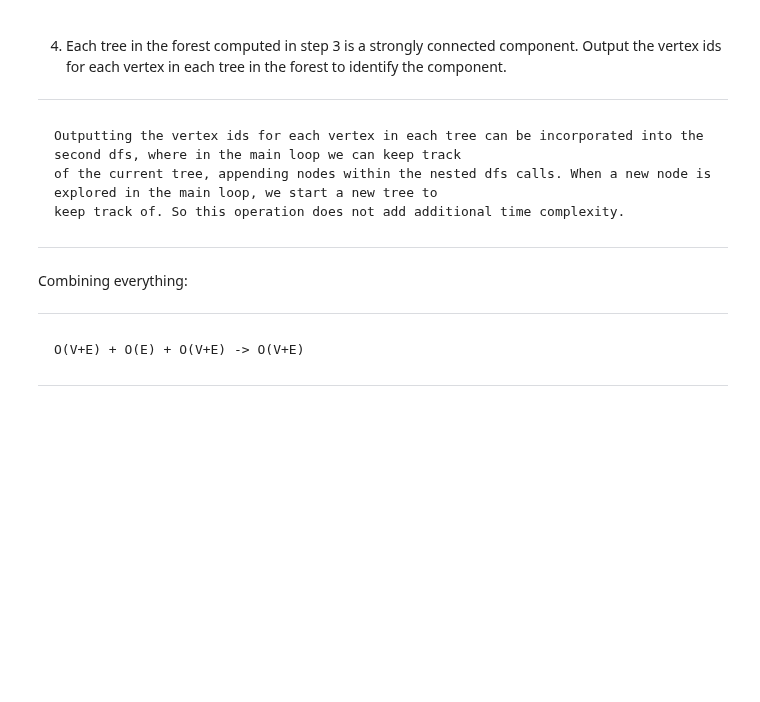
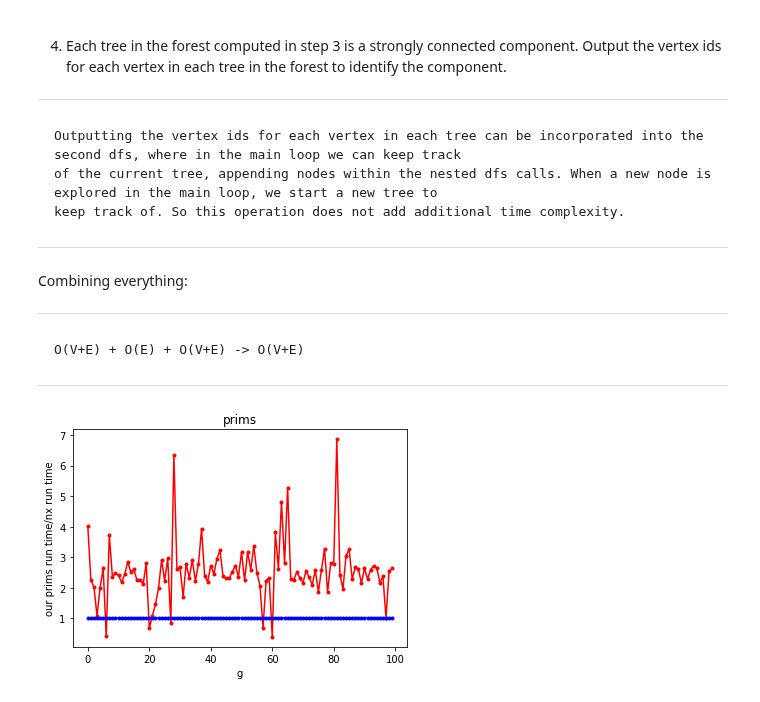
Before and after one commit to kkl116/Python_Runestone_DSA, a Jupyter notebook: Chapter_8/Chapter_8.ipynb, the cells around one changed output. Cells and saved outputs as stored; diff of their text form; code cells hidden in the pictures; blank space fills up the shorter version.

```diff
--- a/Chapter_8/Chapter_8.ipynb
+++ b/Chapter_8/Chapter_8.ipynb
@@ -263,8 +270,9 @@ Combining the big-O if the two operations:
 ***
 # %%
 class Base_NX:
-    def __init__(self, g):
+    def __init__(self, g, check_graph=False):
         self._g = g
+        self.check_graph = check_graph
 
     def set_node_attribute(self, g, vertex=None, key=None, val=None):
         if vertex is None:
@@ -607,8 +637,6 @@ n_trials = 100
 generator = RandomGraph_Generator(min_n=10, max_n=100, min_p=0.25, max_p=0.75, weighted=False,
                                 directed=True)
 for _ in tqdm(range(n_trials)):
-    n = random.randint(10, 100)
-    p = random.uniform(0.25, 0.75)
     g = generator.generate_graph()
     scc = SCC_NX(g)
     res = scc.StronglyConnectedComponents()
@@ -768,0 +880,21 @@ class Prims_NX(Base_NX):
+# %%
+class UniqueWeightsGraph_Generator(GraphGenerator_Base):
+    #just to provide another check to prims - using unique weights we should always arrive
+    #at the same solution (same tree and same weight)
+    def __init__(self, *args, **kwargs):
+        super().__init__(*args, **kwargs)
+
+    def generate_graph(self):
+        base = self.generate_g()
+        if not self.is_weighted:
+            raise Exception('Edges must be weighted.')
+
+        weights = list(range(len(base.edges())))
+        random.shuffle(weights)
+
+        if self.is_directed:
+            g = nx.MultiDiGraph([(u,v, {'weight': w}) for (u,v), w in zip(base.edges(), weights)])
+        else:
+            g = nx.MultiGraph([(u, v, {'weight': w}) for (u,v), w in zip(base.edges(), weights)])
+
+        return g
@@ -768,0 +1006,15 @@ class Prims_NX(Base_NX):
+# %%
+#check running time between our prims implementation and nx's implementation
+prims_comp = CompareImplementation(
+            implementation_object=Prims_NX,
+            generator=UniqueWeightsGraph_Generator(min_n=10, max_n=30, min_p=0.2,
+                                max_p=0.5, weighted=True, directed=False,
+                                is_connected=True),
+            x_partial='partial(impl.mst)',
+            y_partial='partial(nx.minimum_spanning_tree, g, "weight", "prim")',
+            experiment_name='prims',
+            n_trials=100
+)
+prims_comp.run_experiment()
+# %% [output]
+[figure, added]
```
Also changed, not shown: parts of 21 cells of this notebook, 3 other files.
